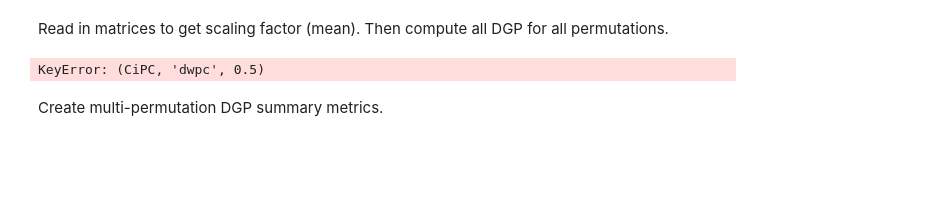
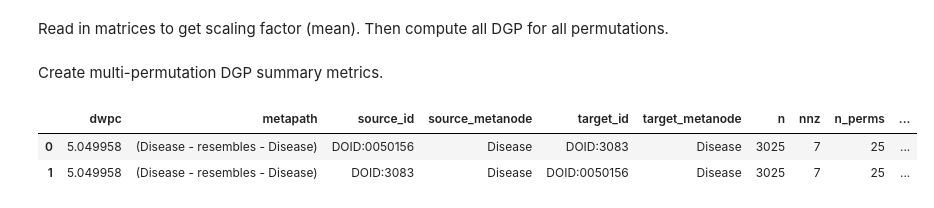
Before and after one commit to greenelab/connectivity-search-analyses, a Jupyter notebook: explore/bulk.ipynb, the cells around one changed output. Saved outputs shown, nothing was run; the diff lists cells and outputs as text; code cells hidden in the pictures; blank space fills up the shorter version.

```diff
--- a/explore/bulk.ipynb
+++ b/explore/bulk.ipynb
@@ -52,7 +75,7 @@ hetmat.path_counts_cache = None
 # %% [markdown]
 Read in matrices to get scaling factor (mean). Then compute all DGP for all permutations.
 # %%
-for name, permat in hetmat.permutations.items():
+for name, permat in tqdm.tqdm(hetmat.permutations.items()):
     permat.path_counts_cache = hetmech.hetmat.PathCountPriorityCache(permat, allocate_GB=16)
     for metapath in metapaths:
         _, _, matrix = hetmech.degree_weight.dwpc(permat, metapath, damping=0.5, dense_threshold=0.7)
@@ -68,8 +91,6 @@ for name, permat in hetmat.permutations.items():
         path.parent.mkdir(parents=True, exist_ok=True)
         degree_stats_df.to_csv(path, sep='\t')
     permat.path_counts_cache = None
-# %% [output]
-KeyError: (CiPC, 'dwpc', 0.5)
 # %% [markdown]
 Create multi-permutation DGP summary metrics.
 # %%
@@ -93,0 +167,6 @@ for metapath in metapaths:
+# %%
+full_dwpc_df.head(2)
+# %% [output]
+|  | dwpc | metapath | source_id | source_metanode | target_id | target_metanode | n | nnz | n_perms | ... |
+| 0 | 5.049958 | (Disease - resembles - Disease) | DOID:0050156 | Disease | DOID:3083 | Disease | 3025 | 7 | 25 | ... |
+| 1 | 5.049958 | (Disease - resembles - Disease) | DOID:3083 | Disease | DOID:0050156 | Disease | 3025 | 7 | 25 | ... |
```
Also changed, not shown: parts of 9 cells of this notebook, 1 other file.
